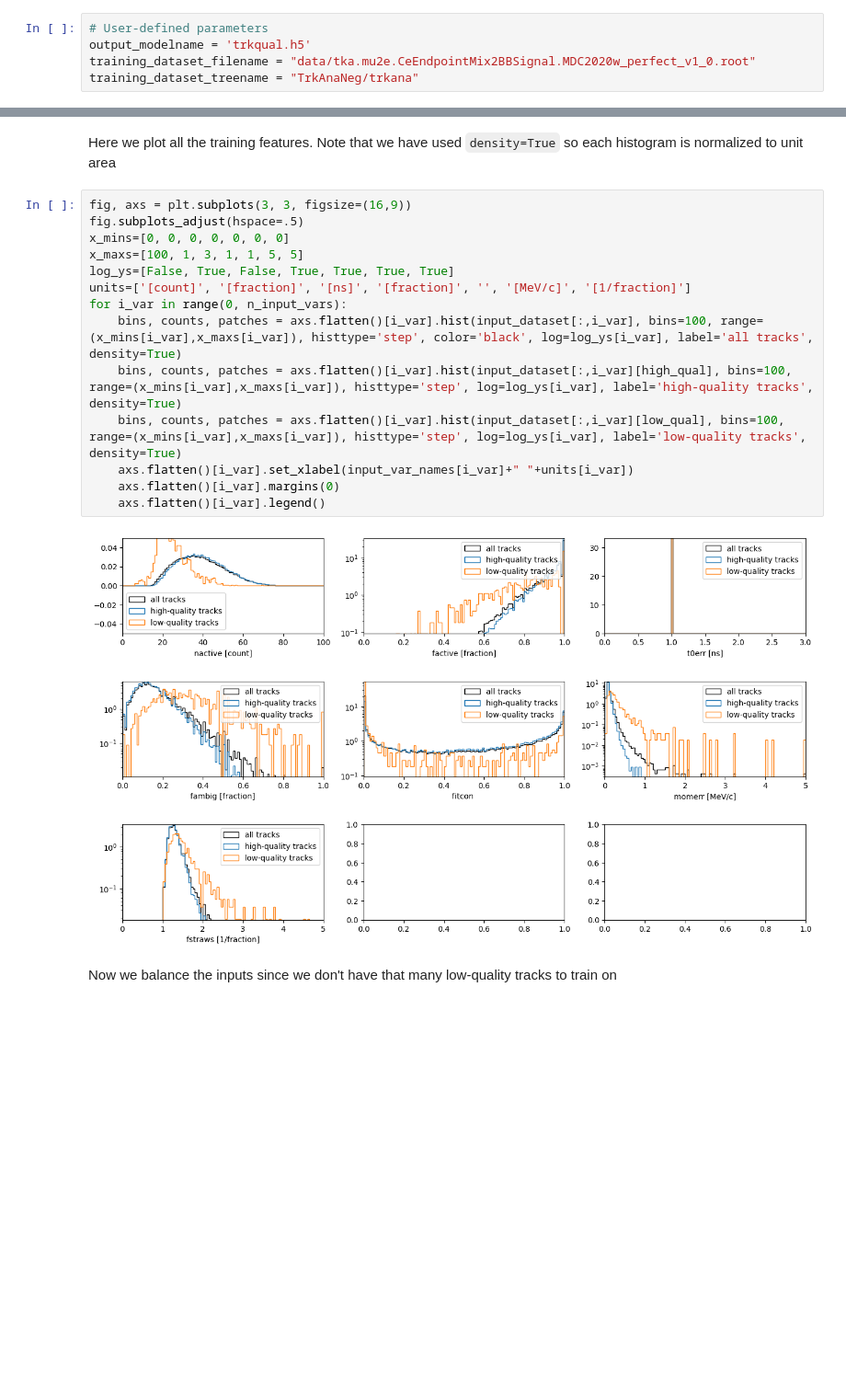
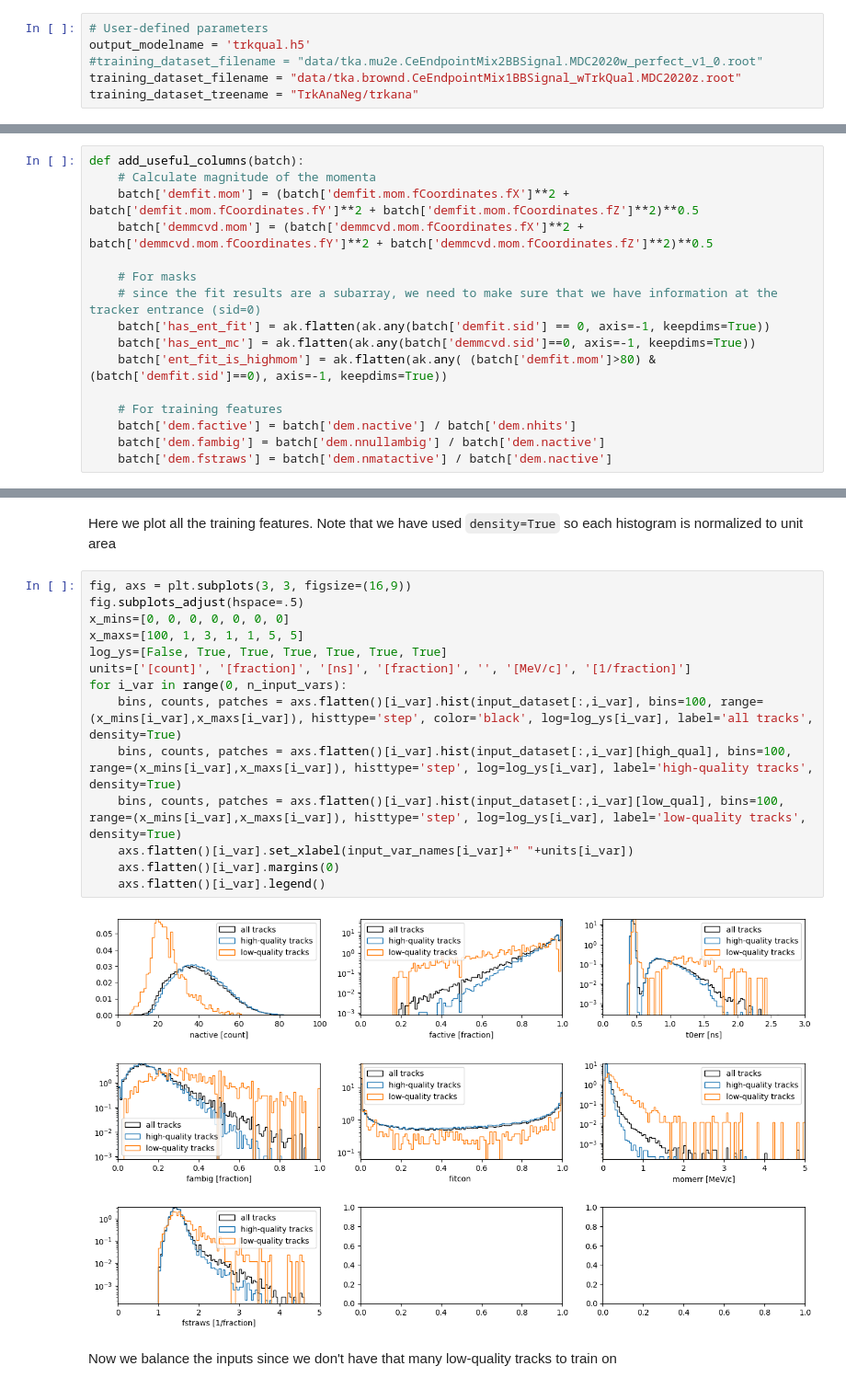
Before and after one commit to AndrewEdmonds11/TrkQual, a Jupyter notebook: TrkQualTrain.ipynb, the cells around one changed output, grey strips where cells are left out. Shown at 92% size. Saved outputs shown, nothing was run; the diff lists cells and outputs as text; blank space fills up the shorter version.

```diff
--- a/TrkQualTrain.ipynb
+++ b/TrkQualTrain.ipynb
@@ -9,7 +9,8 @@ Here are some common parameters that a new user may want to change
 # %%
 # User-defined parameters
 output_modelname = 'trkqual.h5'
-training_dataset_filename = "data/tka.mu2e.CeEndpointMix2BBSignal.MDC2020w_perfect_v1_0.root"
+#training_dataset_filename = "data/tka.mu2e.CeEndpointMix2BBSignal.MDC2020w_perfect_v1_0.root"
+training_dataset_filename = "data/tka.brownd.CeEndpointMix1BBSignal_wTrkQual.MDC2020z.root"
 training_dataset_treename = "TrkAnaNeg/trkana"
 # %%
 import uproot
@@ -51,3 +43,19 @@ def cut_branch(array, var, batch):
+# %%
+def add_useful_columns(batch):
+    # Calculate magnitude of the momenta
+    batch['demfit.mom'] = (batch['demfit.mom.fCoordinates.fX']**2 + batch['demfit.mom.fCoordinates.fY']**2 + batch['demfit.mom.fCoordinates.fZ']**2)**0.5
+    batch['demmcvd.mom'] = (batch['demmcvd.mom.fCoordinates.fX']**2 + batch['demmcvd.mom.fCoordinates.fY']**2 + batch['demmcvd.mom.fCoordinates.fZ']**2)**0.5
+
+    # For masks
+    # since the fit results are a subarray, we need to make sure that we have information at the tracker entrance (sid=0)
+    batch['has_ent_fit'] = ak.flatten(ak.any(batch['demfit.sid'] == 0, axis=-1, keepdims=True))
+    batch['has_ent_mc'] = ak.flatten(ak.any(batch['demmcvd.sid']==0, axis=-1, keepdims=True))
+    batch['ent_fit_is_highmom'] = ak.flatten(ak.any( (batch['demfit.mom']>80) & (batch['demfit.sid']==0), axis=-1, keepdims=True))
+
+    # For training features
+    batch['dem.factive'] = batch['dem.nactive'] / batch['dem.nhits']
+    batch['dem.fambig'] = batch['dem.nnullambig'] / batch['dem.nactive']
+    batch['dem.fstraws'] = batch['dem.nmatactive'] / batch['dem.nactive']
 # %% [markdown]
 ### plot_loss
 
@@ -169,19 +170,19 @@
 # %%
 fig, axs = plt.subplots(3, 3, figsize=(16,9))
 fig.subplots_adjust(hspace=.5)
 x_mins=[0, 0, 0, 0, 0, 0, 0]
 x_maxs=[100, 1, 3, 1, 1, 5, 5]
-log_ys=[False, True, False, True, True, True, True]
+log_ys=[False, True, True, True, True, True, True]
 units=['[count]', '[fraction]', '[ns]', '[fraction]', '', '[MeV/c]', '[1/fraction]']
 for i_var in range(0, n_input_vars):
     bins, counts, patches = axs.flatten()[i_var].hist(input_dataset[:,i_var], bins=100, range=(x_mins[i_var],x_maxs[i_var]), histtype='step', color='black', log=log_ys[i_var], label='all tracks', density=True)
     bins, counts, patches = axs.flatten()[i_var].hist(input_dataset[:,i_var][high_qual], bins=100, range=(x_mins[i_var],x_maxs[i_var]), histtype='step', log=log_ys[i_var], label='high-quality tracks', density=True)
     bins, counts, patches = axs.flatten()[i_var].hist(input_dataset[:,i_var][low_qual], bins=100, range=(x_mins[i_var],x_maxs[i_var]), histtype='step', log=log_ys[i_var], label='low-quality tracks', density=True)
     axs.flatten()[i_var].set_xlabel(input_var_names[i_var]+" "+units[i_var])
     axs.flatten()[i_var].margins(0)
     axs.flatten()[i_var].legend()
 # %% [output]
-[figure, old version]
+[figure, new version]
 # %% [markdown]
 Now we balance the inputs since we don't have that many low-quality tracks to train on
 # %%
```
Also changed, not shown: parts of 22 cells of this notebook, 2 other files.
